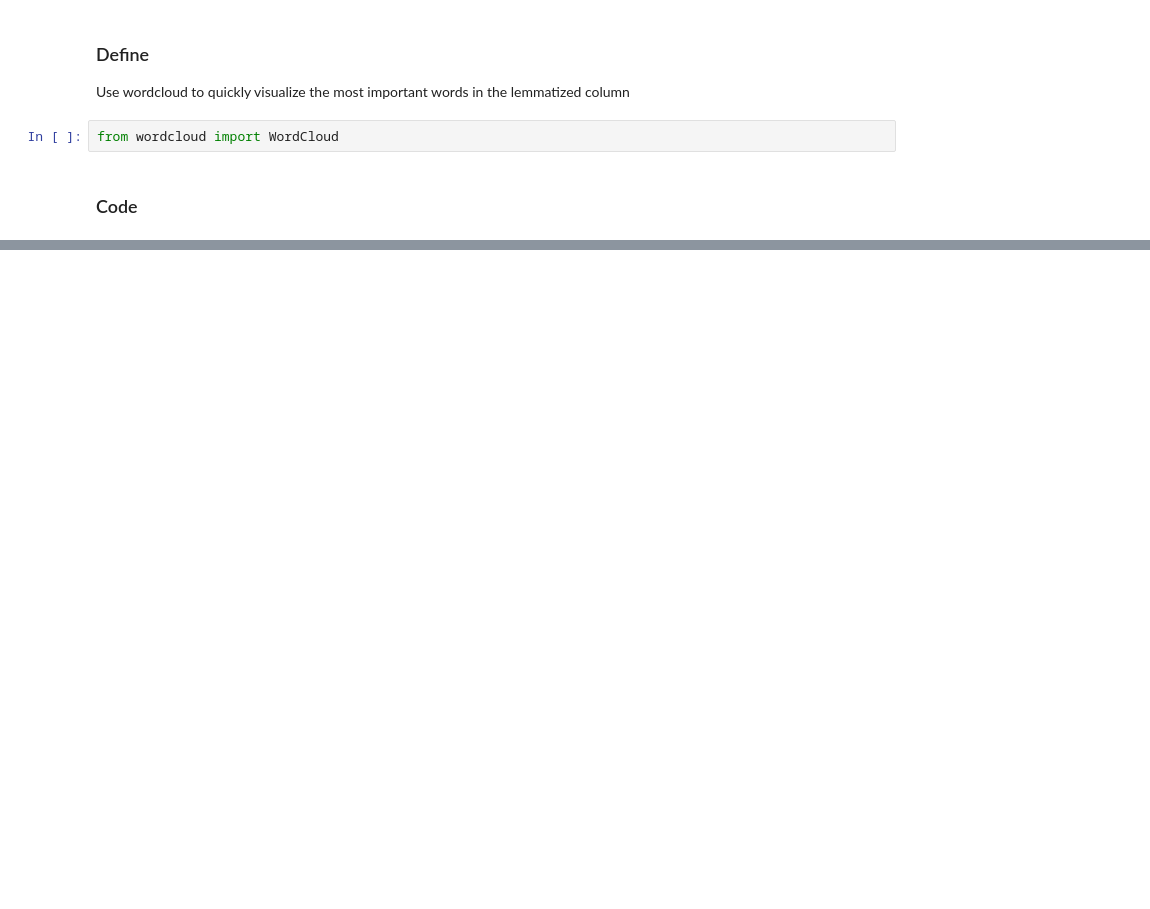
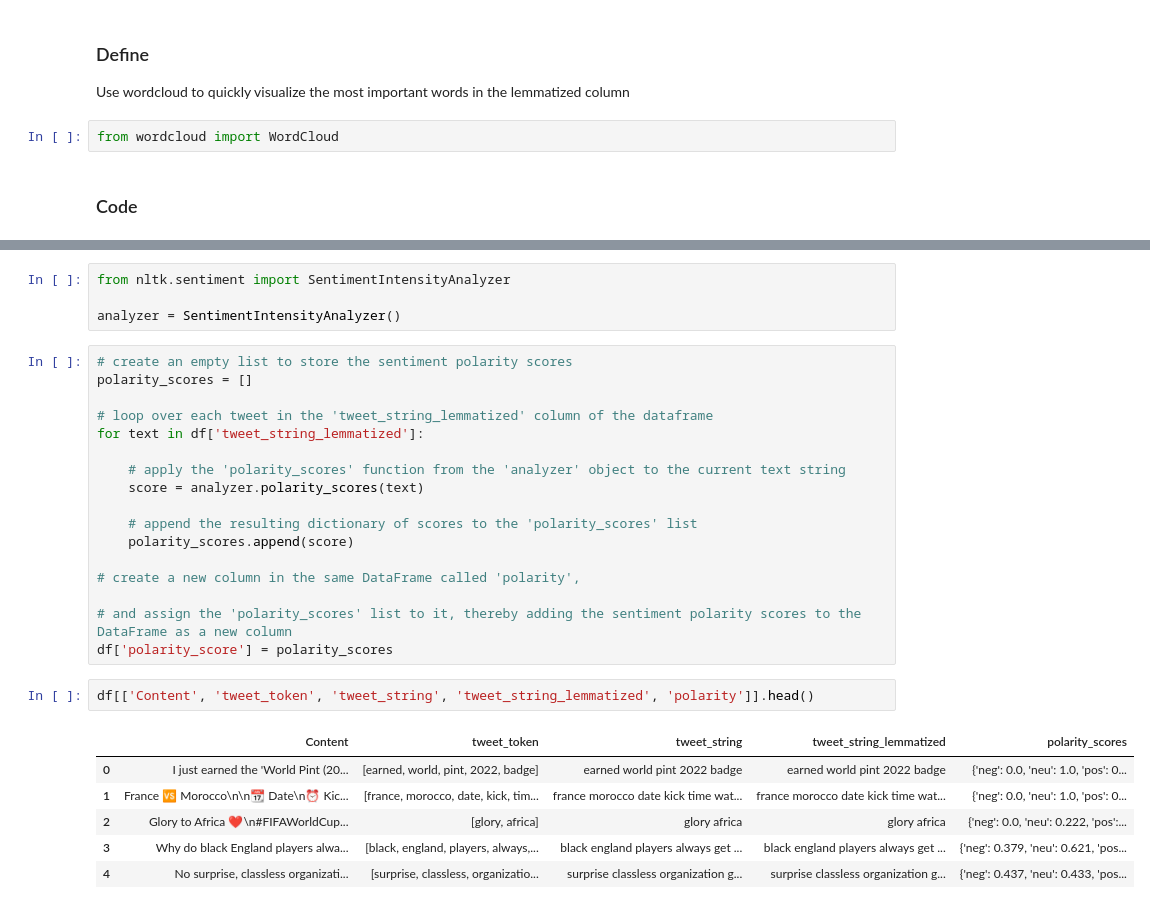
Before and after one commit to Gunjuzone/FIFA_World_Cup_2022_Sentiment_Analysis, a Jupyter notebook: 2022_Fifa_World_Cup_Sentiment_Analysis.ipynb, the cells around one changed output, grey strips where cells are left out. Cells and saved outputs as stored; diff of their text form; blank space fills up the shorter version.

```diff
--- a/2022_Fifa_World_Cup_Sentiment_Analysis.ipynb
+++ b/2022_Fifa_World_Cup_Sentiment_Analysis.ipynb
@@ -469,0 +582,30 @@ plt.axis('off');
+# %%
+from nltk.sentiment import SentimentIntensityAnalyzer
+
+analyzer = SentimentIntensityAnalyzer()
+# %%
+# create an empty list to store the sentiment polarity scores
+polarity_scores = []
+
+# loop over each tweet in the 'tweet_string_lemmatized' column of the dataframe
+for text in df['tweet_string_lemmatized']:
+
+    # apply the 'polarity_scores' function from the 'analyzer' object to the current text string
+    score = analyzer.polarity_scores(text)
+
+    # append the resulting dictionary of scores to the 'polarity_scores' list
+    polarity_scores.append(score)
+
+# create a new column in the same DataFrame called 'polarity',
+
+# and assign the 'polarity_scores' list to it, thereby adding the sentiment polarity scores to the DataFrame as a new column
+df['polarity_score'] = polarity_scores
+# %%
+df[['Content', 'tweet_token', 'tweet_string', 'tweet_string_lemmatized', 'polarity']].head()
+# %% [output]
+|  | Content | tweet_token | tweet_string | tweet_string_lemmatized | polarity_scores |
+| 0 | I just earned the 'World Pint (20... | [earned, world, pint, 2022, badge] | earned world pint 2022 badge | earned world pint 2022 badge | {'neg': 0.0, 'neu': 1.0, 'pos': 0... |
+| 1 | France 🆚 Morocco\n\n📆 Date\n⏰ Kic... | [france, morocco, date, kick, tim... | france morocco date kick time wat... | france morocco date kick time wat... | {'neg': 0.0, 'neu': 1.0, 'pos': 0... |
+| 2 | Glory to Africa ❤️\n#FIFAWorldCup... | [glory, africa] | glory africa | glory africa | {'neg': 0.0, 'neu': 0.222, 'pos':... |
+| 3 | Why do black England players alwa... | [black, england, players, always,... | black england players always get ... | black england players always get ... | {'neg': 0.379, 'neu': 0.621, 'pos... |
+| 4 | No surprise, classless organizati... | [surprise, classless, organizatio... | surprise classless organization g... | surprise classless organization g... | {'neg': 0.437, 'neu': 0.433, 'pos... |
```
Also changed, not shown: parts of 35 cells of this notebook.
